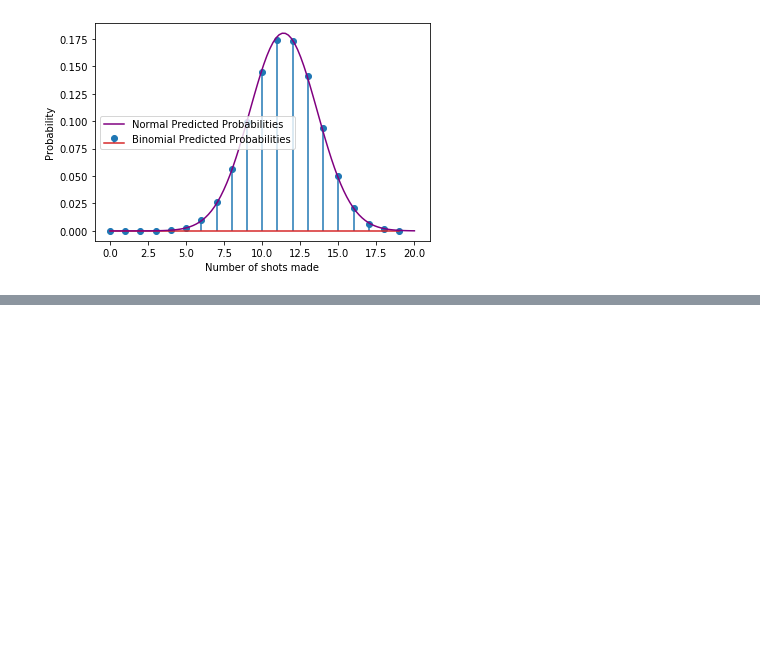
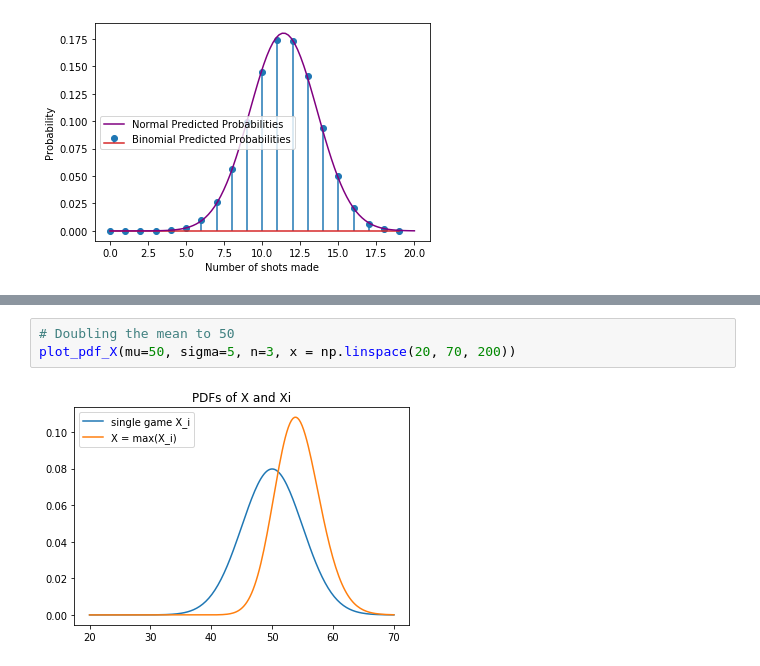
Before and after one commit to wwlusty123/Fantasy-BBall-Analysis, a Jupyter notebook: README.ipynb, the cells around one changed output, grey strips where cells are left out. Drawn from its saved outputs; the diff is of its cells as text; blank space fills up the shorter version.

```diff
--- a/README.ipynb
+++ b/README.ipynb
@@ -64,0 +98,5 @@ Although this pdf of $X$ is quite complicated we should be excited to have an ex
+# %%
+# Doubling the mean to 50
+plot_pdf_X(mu=50, sigma=5, n=3, x = np.linspace(20, 70, 200))
+# %% [output]
+[figure, added]
```
Also changed, not shown: parts of 10 cells of this notebook, 3 other files.
